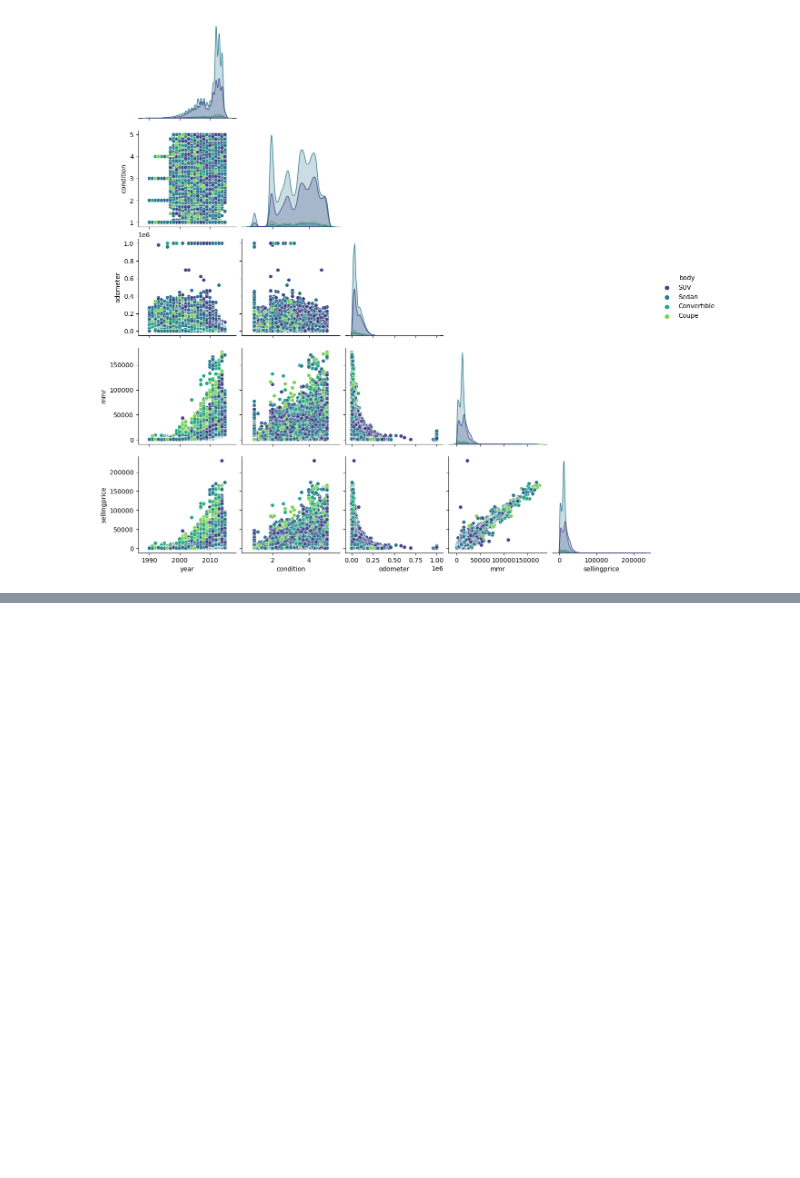
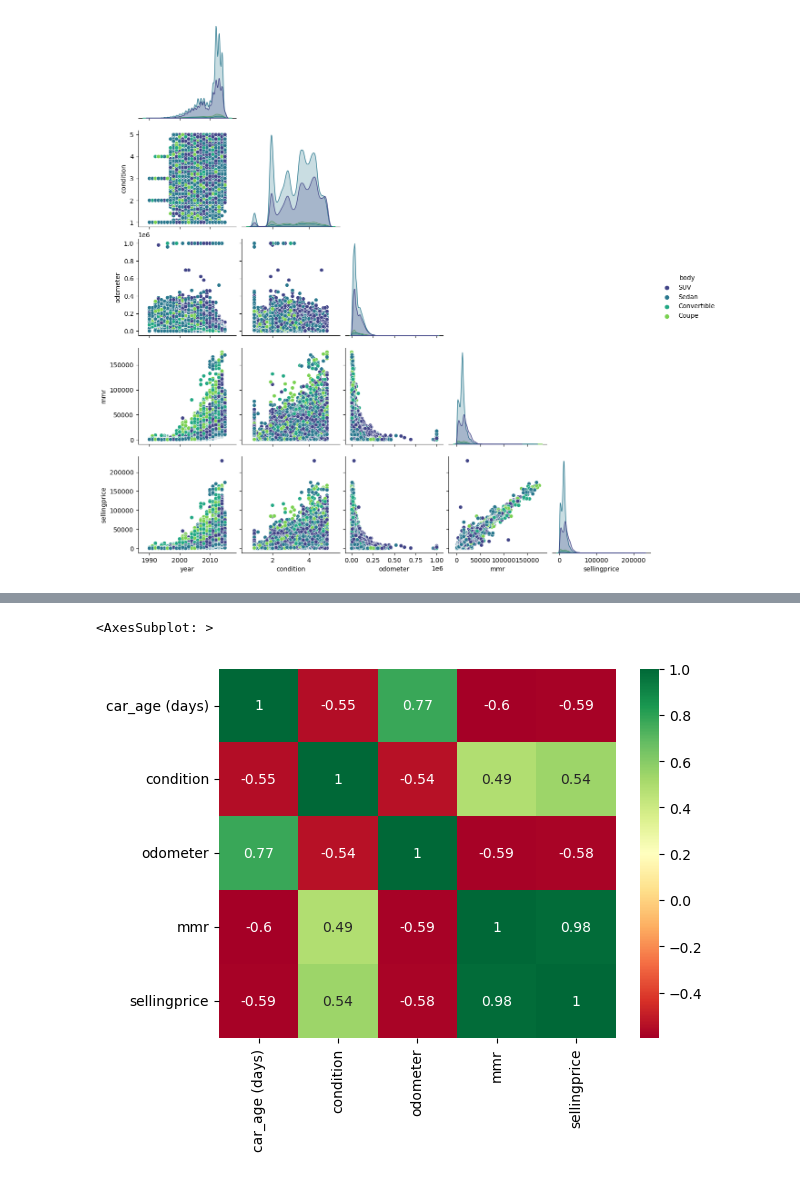
Before and after one commit to MeetPatel89/car_sales_analysis, a Jupyter notebook: notebook.ipynb, the cells around one changed output, grey strips where cells are left out. Drawn from its saved outputs; the diff is of its cells as text; code cells hidden in the pictures; blank space fills up the shorter version.

Commit message:
capture correlation matrix for numeric variables and plot heatmap of it

```diff
--- a/notebook.ipynb
+++ b/notebook.ipynb
@@ -118,0 +123,4 @@ sns.pairplot(
+# %%
+# extract age of car in days in new column
+df["car_age (days)"] = (pd.to_datetime("now", utc=True) - pd.to_datetime(df["year"], format="%Y").dt.tz_localize("UTC")).dt.days
+df.head()
@@ -118,0 +134,4 @@ sns.pairplot(
+# %%
+# capture correlation matrix in dataframe
+df_corr = df.loc[:, ["car_age (days)", "condition", "odometer", "mmr", "sellingprice"]].corr()
+df_corr
@@ -118,0 +145,9 @@ sns.pairplot(
+# %%
+sns.heatmap(
+    df_corr,
+    cmap="RdYlGn",
+    annot=True
+)
+# %% [output]
+<AxesSubplot: >
+[figure, added]
```
Also changed, not shown: parts of 3 cells of this notebook.
